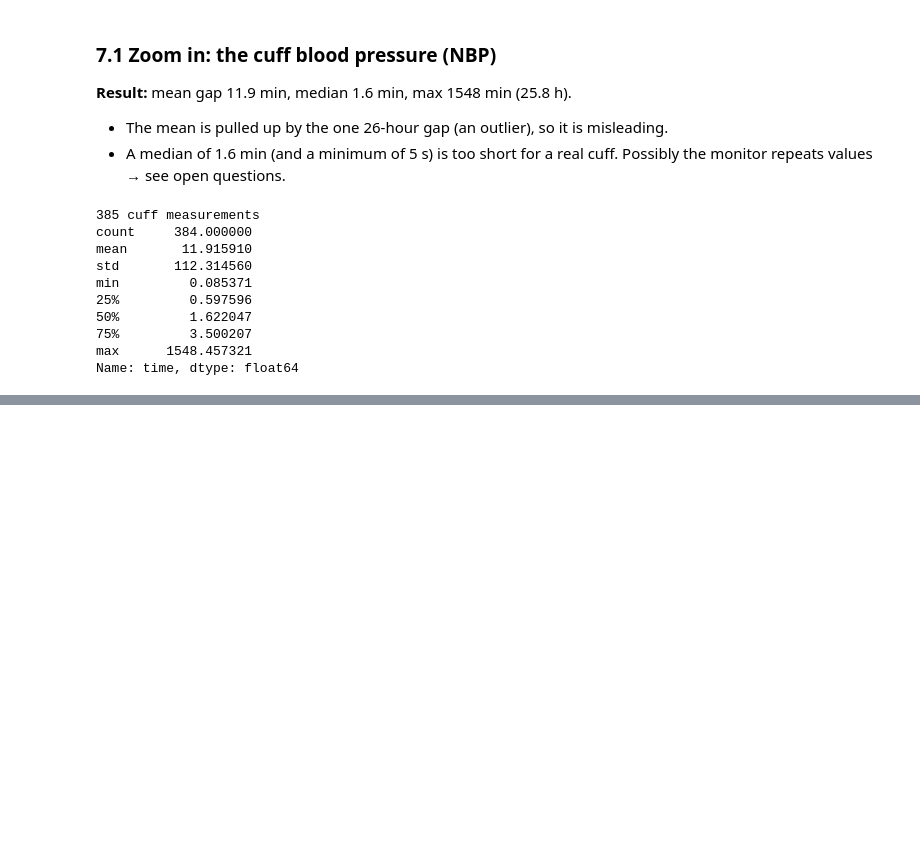
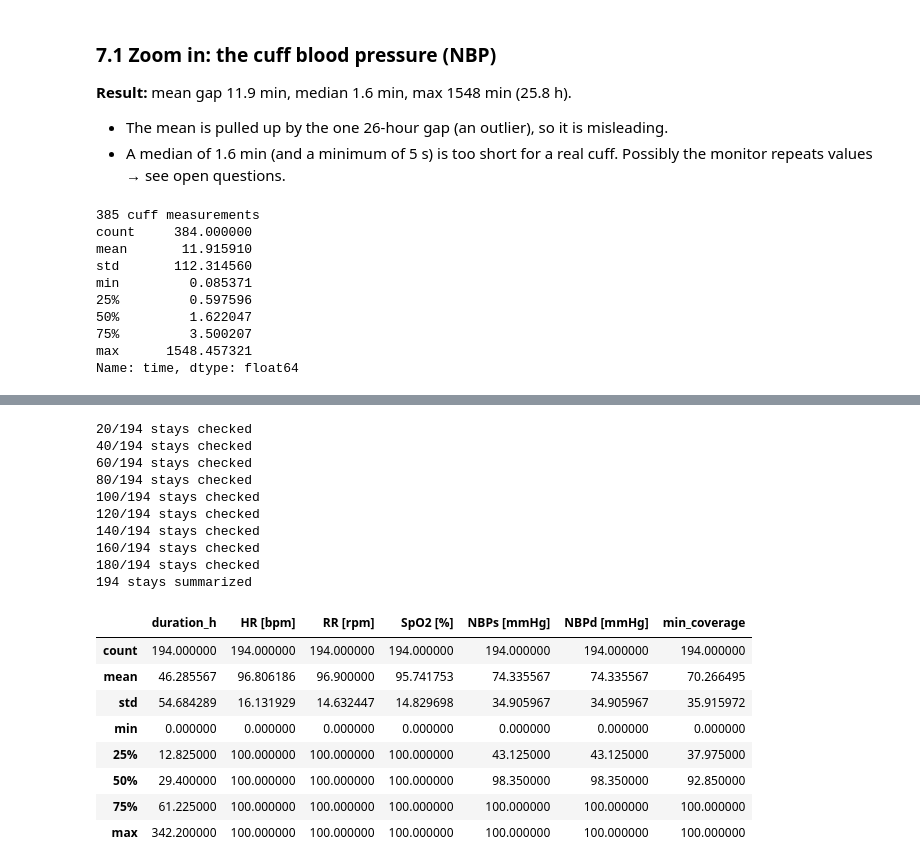
Before and after one commit to catalinabatalla/Final-project-AI-industry, a Jupyter notebook: notebooks/00_patient_selection.ipynb, the cells around one changed output, grey strips where cells are left out. Cells and saved outputs as stored; diff of their text form; code cells hidden in the pictures; blank space fills up the shorter version.

Commit message:
Add coverage analysis, cuff copy check and grid check; update decision log (D1–D8, cuff issues)

```diff
--- a/notebooks/00_patient_selection.ipynb
+++ b/notebooks/00_patient_selection.ipynb
@@ -227,0 +235,56 @@ Name: time, dtype: float64
+# %%
+signals = ["HR [bpm]", "RR [rpm]", "SpO2 [%]", "NBPs [mmHg]", "NBPd [mmHg]"]
+TICKS_PER_SECOND = 999.56
+
+def stay_summary(path):
+    df_s = pd.read_csv(path, usecols=lambda c: c == "time" or c in signals)
+    hours = (df_s["time"] - df_s["time"].min()) / TICKS_PER_SECOND / 3600
+    hour_block = hours.astype(int)
+    n_blocks = hour_block.max() + 1
+
+    row = {
+        "file": os.path.basename(path),
+        "patient": os.path.basename(path).split("_")[0],
+        "duration_h": round(hours.max(), 1),
+    }
+    for s in signals:
+        if s in df_s.columns:
+            covered = hour_block[df_s[s].notna()].nunique()
+        else:
+            covered = 0
+        row[s] = round(100 * covered / n_blocks, 1)
+    row["min_coverage"] = min(row[s] for s in signals)
+    return row
+# %%
+files = sorted(f for f in os.listdir(DATA_DIR) if f.endswith("n.csv.gz"))
+
+summary = []
+for i, f in enumerate(files, start=1):
+    summary.append(stay_summary(os.path.join(DATA_DIR, f)))
+    if i % 20 == 0:
+        print(f"{i}/{len(files)} stays checked")
+
+coverage = pd.DataFrame(summary)
+coverage.to_csv(os.path.join("..", "dataset", "coverage_summary.csv"), index=False)
+print(len(coverage), "stays summarized")
+coverage.describe()
+# %% [output]
+20/194 stays checked
+40/194 stays checked
+60/194 stays checked
+80/194 stays checked
+100/194 stays checked
+120/194 stays checked
+140/194 stays checked
+160/194 stays checked
+180/194 stays checked
+194 stays summarized
+|  | duration_h | HR [bpm] | RR [rpm] | SpO2 [%] | NBPs [mmHg] | NBPd [mmHg] | min_coverage |
+| count | 194.000000 | 194.000000 | 194.000000 | 194.000000 | 194.000000 | 194.000000 | 194.000000 |
+| mean | 46.285567 | 96.806186 | 96.900000 | 95.741753 | 74.335567 | 74.335567 | 70.266495 |
+| std | 54.684289 | 16.131929 | 14.632447 | 14.829698 | 34.905967 | 34.905967 | 35.915972 |
+| min | 0.000000 | 0.000000 | 0.000000 | 0.000000 | 0.000000 | 0.000000 | 0.000000 |
+| 25% | 12.825000 | 100.000000 | 100.000000 | 100.000000 | 43.125000 | 43.125000 | 37.975000 |
+| 50% | 29.400000 | 100.000000 | 100.000000 | 100.000000 | 98.350000 | 98.350000 | 92.850000 |
+| 75% | 61.225000 | 100.000000 | 100.000000 | 100.000000 | 100.000000 | 100.000000 | 100.000000 |
+| max | 342.200000 | 100.000000 | 100.000000 | 100.000000 | 100.000000 | 100.000000 | 100.000000 |
```
Also changed, not shown: parts of 14 cells of this notebook, 1 other file.
